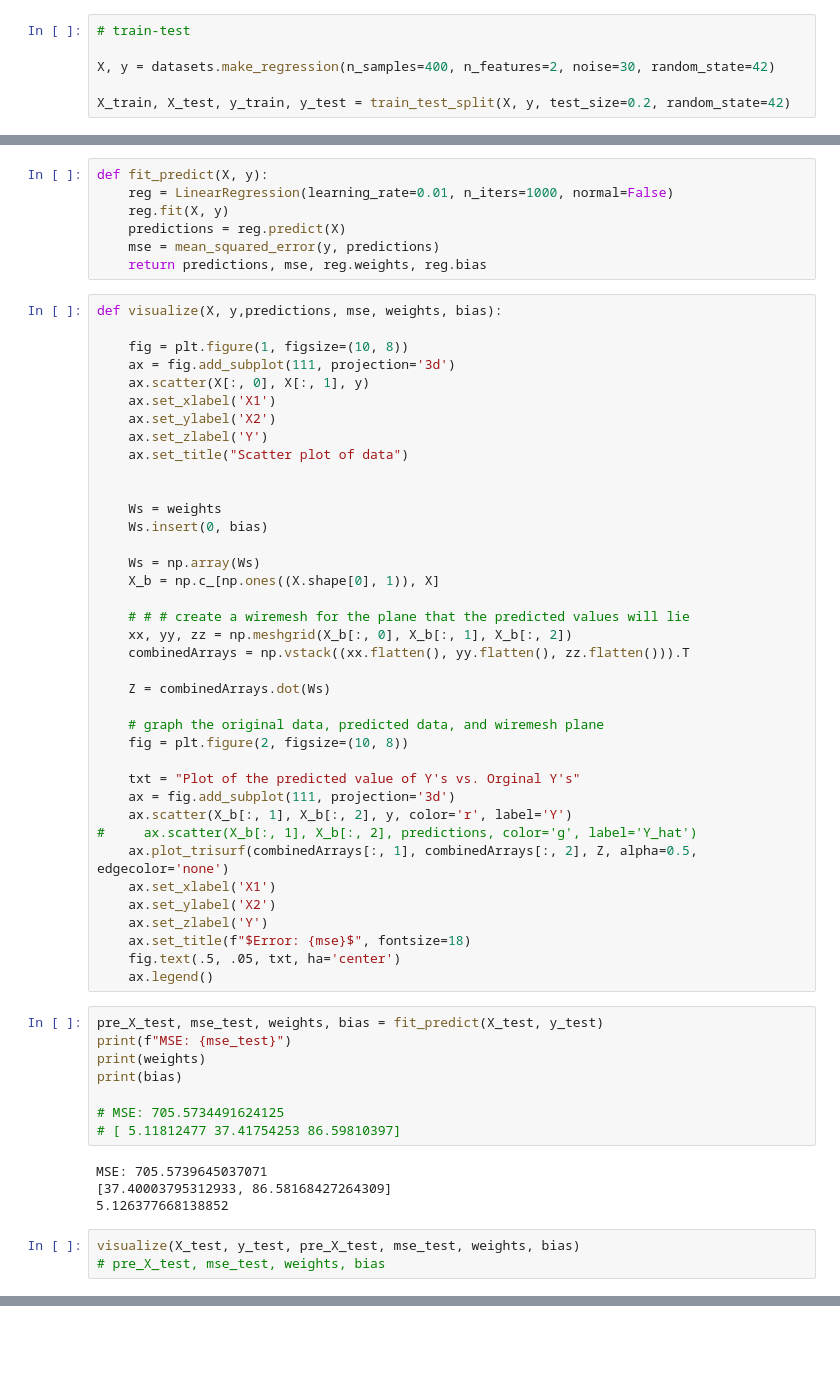
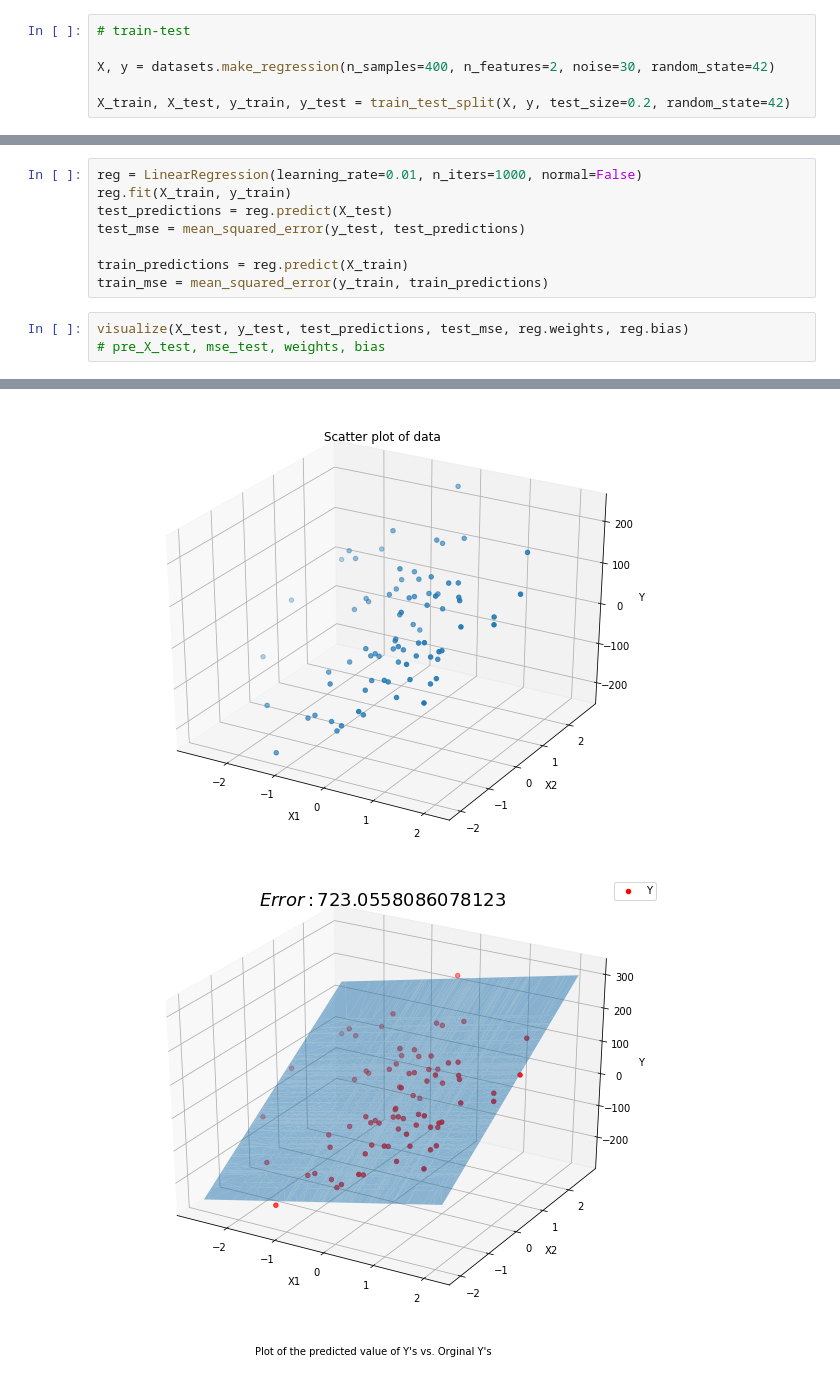
Before and after one commit to veb-101/Machine-Learning-Algorithms, a Jupyter notebook: Linear Regression/linear_regression.ipynb, the cells around one changed output, grey strips where cells are left out. Cells and saved outputs as stored; diff of their text form; blank space fills up the shorter version.

Commit message:
updated LinearRegression

```diff
--- a/Linear Regression/linear_regression.ipynb
+++ b/Linear Regression/linear_regression.ipynb
@@ -89,61 +129,12 @@ X_train, X_test, y_train, y_test = train_test_split(X, y, test_size=0.2, random_
 # %%
-def fit_predict(X, y):
-    reg = LinearRegression(learning_rate=0.01, n_iters=1000, normal=False)
-    reg.fit(X, y)
-    predictions = reg.predict(X)
-    mse = mean_squared_error(y, predictions)
-    return predictions, mse, reg.weights, reg.bias
+reg = LinearRegression(learning_rate=0.01, n_iters=1000, normal=False)
+reg.fit(X_train, y_train)
+test_predictions = reg.predict(X_test)
+test_mse = mean_squared_error(y_test, test_predictions)
+
+train_predictions = reg.predict(X_train)
+train_mse = mean_squared_error(y_train, train_predictions)
-# %%
-def visualize(X, y,predictions, mse, weights, bias):
-
-    fig = plt.figure(1, figsize=(10, 8))
-    ax = fig.add_subplot(111, projection='3d')
-    ax.scatter(X[:, 0], X[:, 1], y)
-    ax.set_xlabel('X1')
-    ax.set_ylabel('X2')
-    ax.set_zlabel('Y')
-    ax.set_title("Scatter plot of data")
-
-
-    Ws = weights
-    Ws.insert(0, bias)
-
-    Ws = np.array(Ws)
-    X_b = np.c_[np.ones((X.shape[0], 1)), X]
-
-    # # # create a wiremesh for the plane that the predicted values will lie
-    xx, yy, zz = np.meshgrid(X_b[:, 0], X_b[:, 1], X_b[:, 2])
-    combinedArrays = np.vstack((xx.flatten(), yy.flatten(), zz.flatten())).T
-
-    Z = combinedArrays.dot(Ws)
-
-    # graph the original data, predicted data, and wiremesh plane
-    fig = plt.figure(2, figsize=(10, 8))
-
-    txt = "Plot of the predicted value of Y's vs. Orginal Y's"
-    ax = fig.add_subplot(111, projection='3d')
-    ax.scatter(X_b[:, 1], X_b[:, 2], y, color='r', label='Y')
-#     ax.scatter(X_b[:, 1], X_b[:, 2], predictions, color='g', label='Y_hat')
-    ax.plot_trisurf(combinedArrays[:, 1], combinedArrays[:, 2], Z, alpha=0.5,  edgecolor='none')
-    ax.set_xlabel('X1')
-    ax.set_ylabel('X2')
-    ax.set_zlabel('Y')
-    ax.set_title(f"$Error: {mse}$", fontsize=18)
-    fig.text(.5, .05, txt, ha='center')
-    ax.legend()
-# %%
-pre_X_test, mse_test, weights, bias = fit_predict(X_test, y_test)
-print(f"MSE: {mse_test}")
-print(weights)
-print(bias)
-
-# MSE: 705.5734491624125
-# [ 5.11812477 37.41754253 86.59810397]
-# %% [output]
-MSE: 705.5739645037071
-[37.40003795312933, 86.58168427264309]
-5.126377668138852
 # %%
-visualize(X_test, y_test, pre_X_test, mse_test, weights, bias)
+visualize(X_test, y_test, test_predictions, test_mse, reg.weights, reg.bias)
 # pre_X_test, mse_test, weights, bias
 # %% [output]
@@ -153,0 +141,2 @@ visualize(X_test, y_test, pre_X_test, mse_test, weights, bias)
+[figure, added]
+[figure, added]
```
Also changed, not shown: parts of 6 cells of this notebook.
